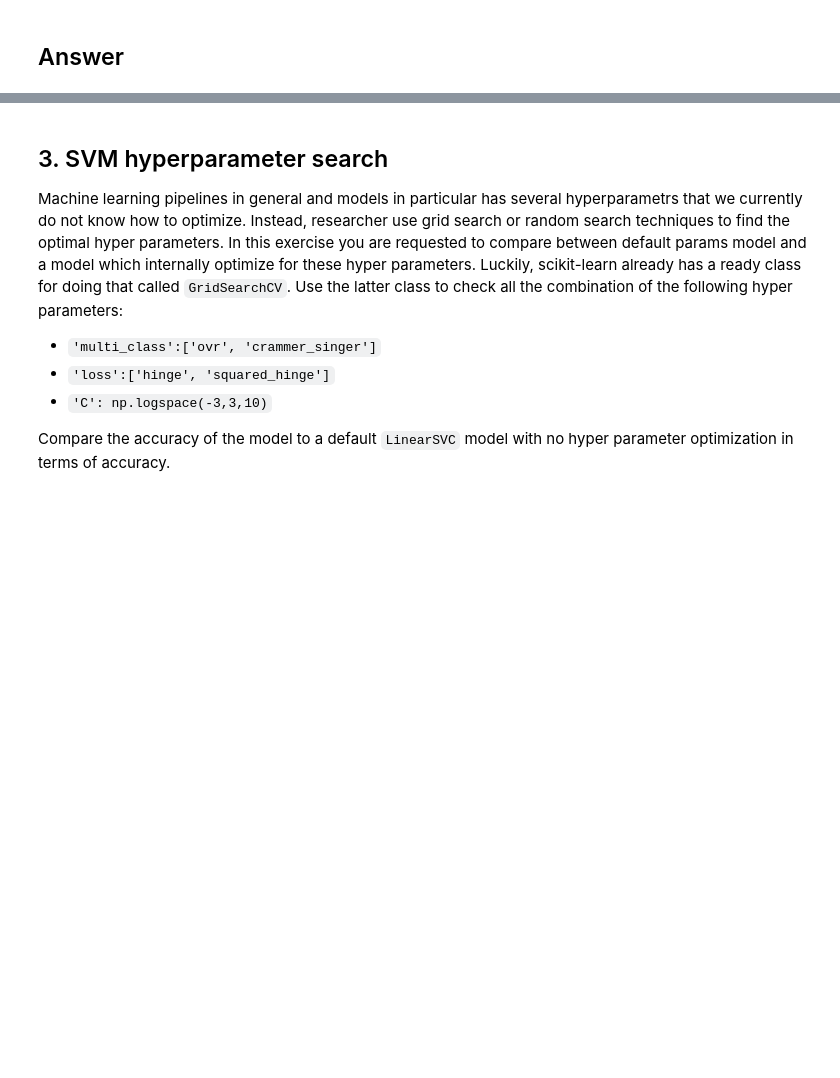
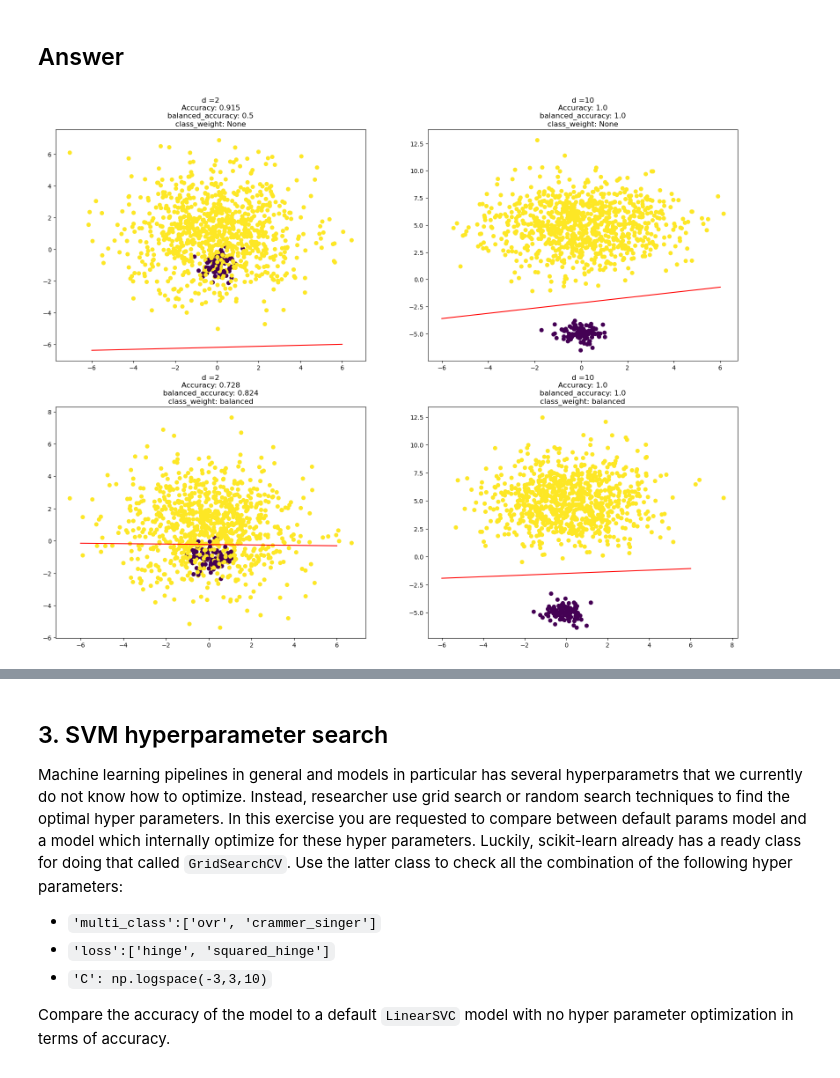
Before and after one commit to tryko/y_data_Itay_asaf_, a Jupyter notebook: Supervised_Learning/week_3/svm_exercise_2022_23 ASAF.ipynb, the cells around one changed output, grey strips where cells are left out. Drawn from its saved outputs; the diff is of its cells as text; code cells hidden in the pictures; blank space fills up the shorter version.

```diff
--- a/Supervised_Learning/week_3/svm_exercise_2022_23 ASAF.ipynb
+++ b/Supervised_Learning/week_3/svm_exercise_2022_23 ASAF.ipynb
@@ -182,16 +214,43 @@ Explain what was the problem and how changing class weight solved it.
 # %%
 # a function make_data which generates a two dimensional dataset with n_samples=1000 where a fraction imbalance=0.1 is
 # labeled 0 and the rest 1. The distribution of  𝑥  given  𝑦=0  or  𝑦=1  is gaussian with std 0.5 or 2, respectively and that
 # the centers are at  𝑥1=0  and  𝑥2=−𝑑/2  and  𝑥2=𝑑/2 ,
 
 def make_data(d, imbalance=0.1):
     n_samples=1000
     X = np.zeros((n_samples, 2))
     y = np.random.binomial(1, 1-imbalance, n_samples)
     size_0 = np.sum(y==0)
     size_1 = np.sum(y==1)
     X[y==0,0] = np.random.normal(loc=0, scale=0.5, size=size_0)
     X[y==1,0] = np.random.normal(loc=0, scale=2, size=size_1)
     X[y==0,1] = np.random.normal(loc=-d/2, scale=0.5, size=size_0)
     X[y==1,1] = np.random.normal(loc=d/2, scale=2, size=size_1)
     return X, y
+
+balanced = [None,"balanced"]
+d_values = [2,10]
+count = 1
+plt.figure(figsize=(20,15))
+plt.tight_layout()
+for class_weight in balanced:
+    for d in d_values:
+        X,y = make_data(d=d)
+        svc_model = LinearSVC(class_weight=class_weight)
+        svc_model.fit(X,y)
+        y_pred = svc_model.predict(X)
+        w = svc_model.coef_[0]
+        b = svc_model.intercept_[0]
+        x_points = np.linspace(-6, 6)
+        y_points = -(w[0] / w[1]) * x_points - b / w[1]
+        accuracy = accuracy_score(y, y_pred)
+        balanced_accuracy = round(balanced_accuracy_score(y, y_pred),3)
+
+        # Plotting a red hyperplane
+        plt.subplot(2,2,count)
+        plt.title("d =" + str(d) + '\n' + 'Accuracy: ' + str(accuracy) + '\n' + 'balanced_accuracy: ' + str(balanced_accuracy) + '\n' + 'class_weight: ' + str(class_weight) )
+        plt.scatter(X[:,0],X[:,1],c=y)
+        plt.plot(x_points, y_points, c='r')
+        count+=1
+# %% [output]
+[figure, added]
```
Also changed, not shown: parts of 6 cells of this notebook.
